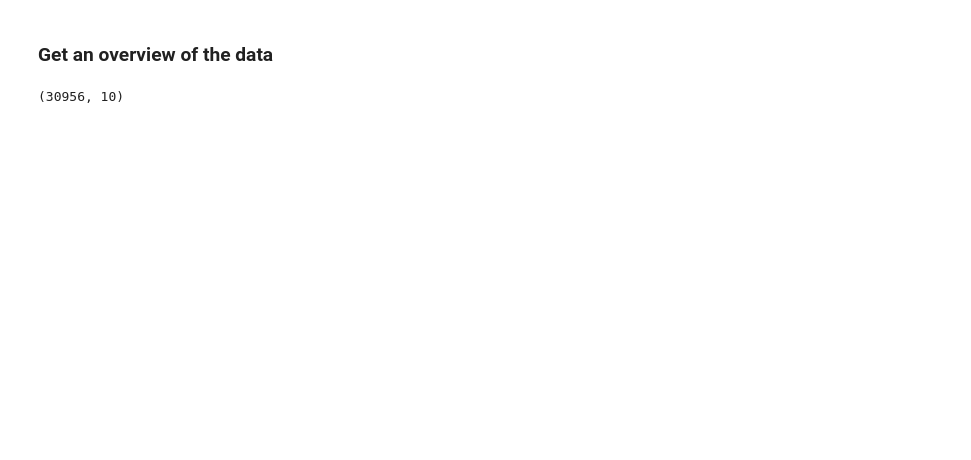
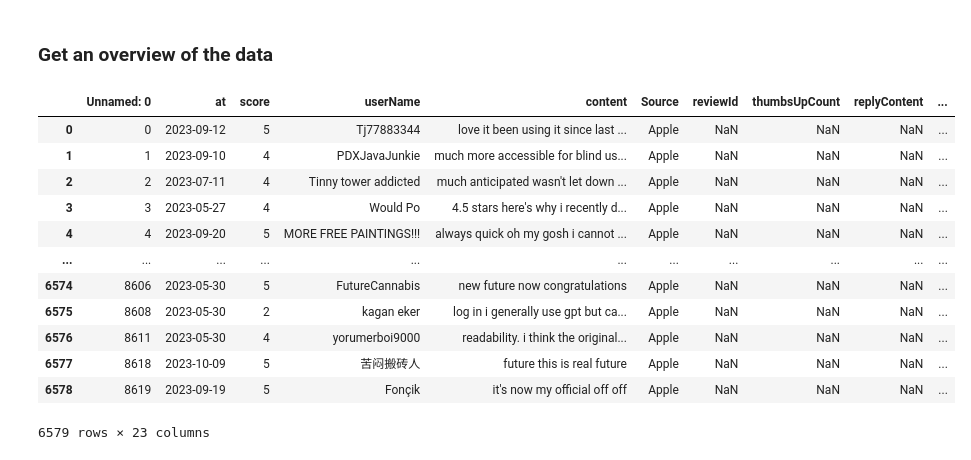
Before and after one commit to dschjanice/capstone_chat-gpt, a Jupyter notebook: notebooks/1_eda.ipynb, the cells around one changed output. Cells and saved outputs as stored; diff of their text form; code cells hidden in the pictures; blank space fills up the shorter version.

```diff
--- a/notebooks/1_eda.ipynb
+++ b/notebooks/1_eda.ipynb
@@ -35,9 +22,21 @@ df.sort_values('repliedAt').head(20)
 # %% [markdown]
 ### Get an overview of the data
-# %%
-df.shape
-# %% [output]
-(30956, 10)
+# %%
+df[df.Source == "Apple"]
+# %% [output]
+|  | Unnamed: 0 | at | score | userName | content | Source | reviewId | thumbsUpCount | replyContent | ... |
+| 0 | 0 | 2023-09-12 | 5 | Tj77883344 | love it been using it since last ... | Apple | NaN | NaN | NaN | ... |
+| 1 | 1 | 2023-09-10 | 4 | PDXJavaJunkie | much more accessible for blind us... | Apple | NaN | NaN | NaN | ... |
+| 2 | 2 | 2023-07-11 | 4 | Tinny tower addicted | much anticipated wasn't let down ... | Apple | NaN | NaN | NaN | ... |
+| 3 | 3 | 2023-05-27 | 4 | Would Po | 4.5 stars here's why i recently d... | Apple | NaN | NaN | NaN | ... |
+| 4 | 4 | 2023-09-20 | 5 | MORE FREE PAINTINGS!!! | always quick oh my gosh i cannot ... | Apple | NaN | NaN | NaN | ... |
+| ... | ... | ... | ... | ... | ... | ... | ... | ... | ... | ... |
+| 6574 | 8606 | 2023-05-30 | 5 | FutureCannabis | new future now congratulations | Apple | NaN | NaN | NaN | ... |
+| 6575 | 8608 | 2023-05-30 | 2 | kagan eker | log in i generally use gpt but ca... | Apple | NaN | NaN | NaN | ... |
+| 6576 | 8611 | 2023-05-30 | 4 | yorumerboi9000 | readability. i think the original... | Apple | NaN | NaN | NaN | ... |
+| 6577 | 8618 | 2023-10-09 | 5 | 苦闷搬砖人 | future this is real future | Apple | NaN | NaN | NaN | ... |
+| 6578 | 8619 | 2023-09-19 | 5 | Fonçik | it's now my official off off | Apple | NaN | NaN | NaN | ... |
+6579 rows × 23 columns
 # %%
 df.info()
 # confirm there are no objects where a float or int would be expected
```
Also changed, not shown: parts of 31 cells of this notebook, 6 other files.
